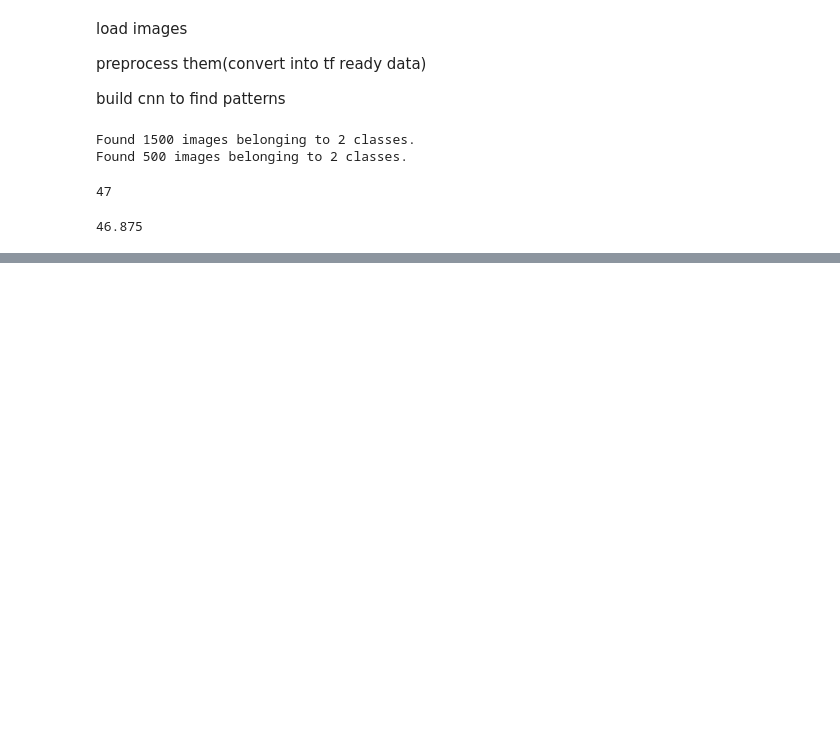
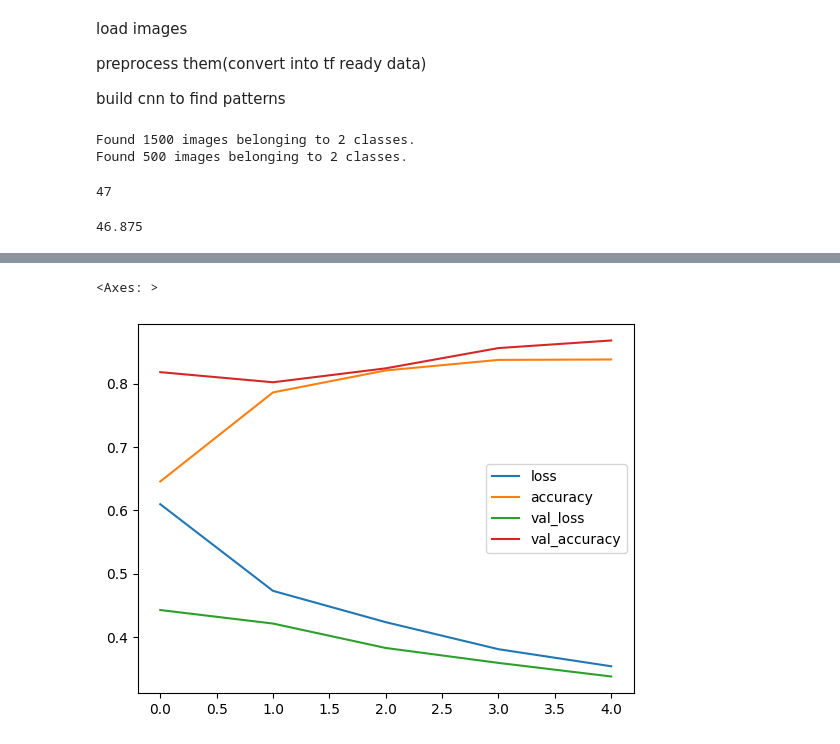
Before and after one commit to issarbhavya/ML, a Jupyter notebook: 03_convolutional_NN_&_computer_vision.ipynb, the cells around one changed output, grey strips where cells are left out. Saved outputs shown, nothing was run; the diff lists cells and outputs as text; code cells hidden in the pictures; blank space fills up the shorter version.

```diff
--- a/03_convolutional_NN_&_computer_vision.ipynb
+++ b/03_convolutional_NN_&_computer_vision.ipynb
@@ -368,0 +394,5 @@ This goes to show the power of convolutional neural networks and their ability t
+# %%
+pd.DataFrame(history_1.history).plot()
+# %% [output]
+<Axes: >
+[figure, added]
```
Also changed, not shown: parts of 18 cells of this notebook.
